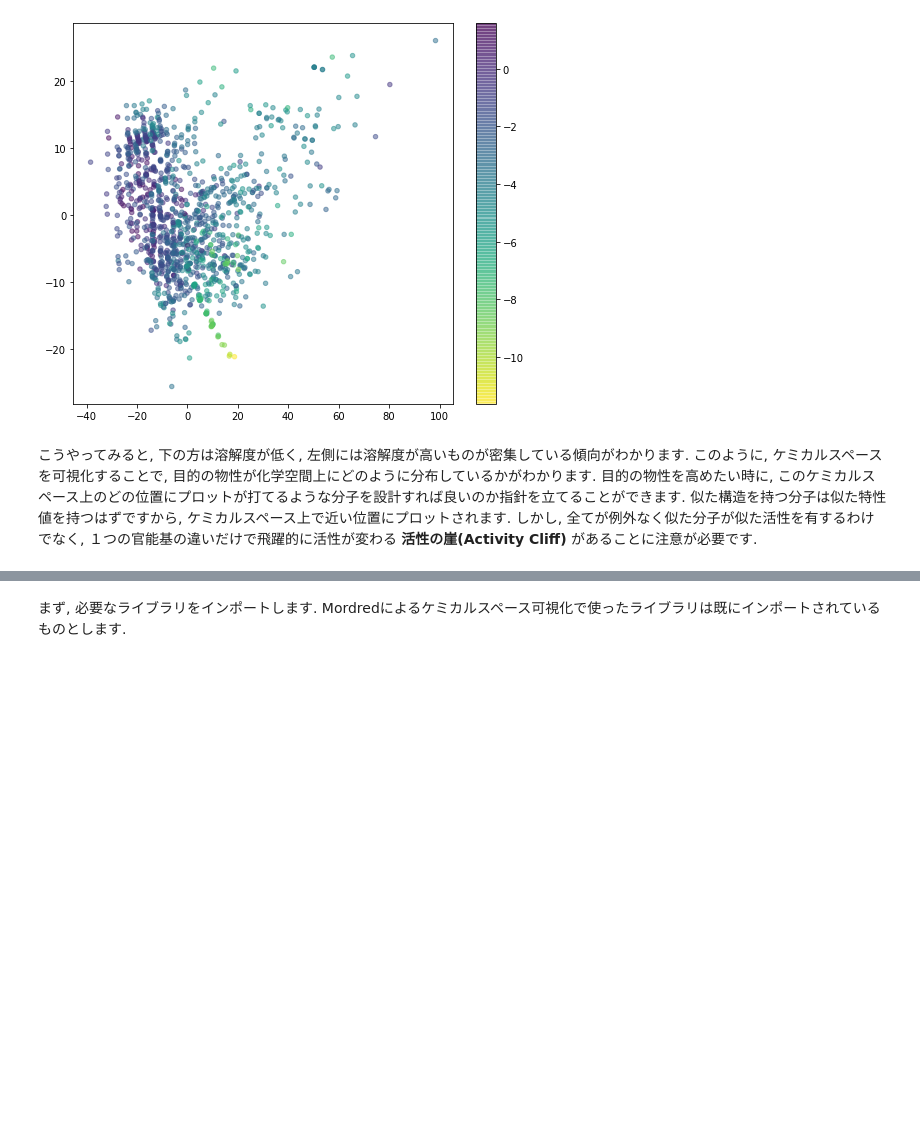
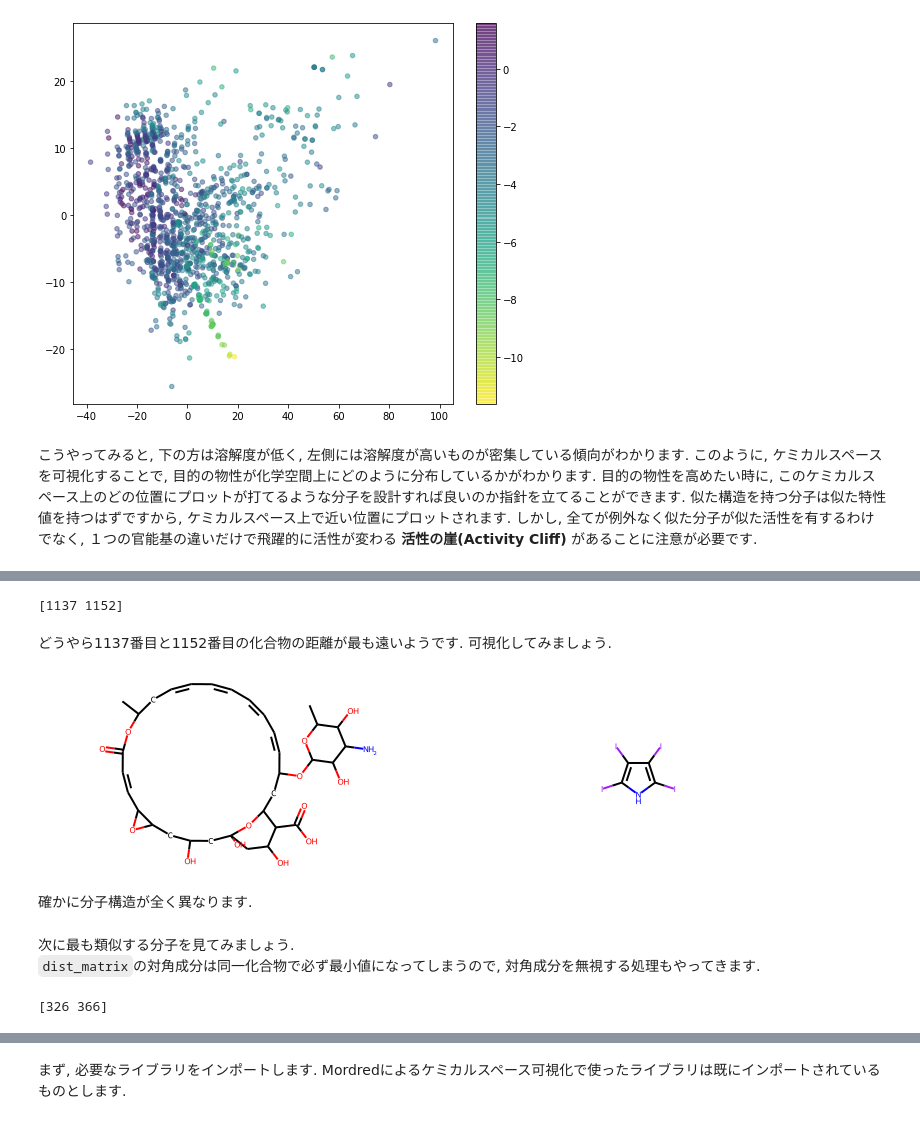
Before and after one commit to TeddyGlass/tutorials, a Jupyter notebook: notebook/chapter4.ipynb, the cells around one changed output, grey strips where cells are left out. Drawn from its saved outputs; the diff is of its cells as text; code cells hidden in the pictures; blank space fills up the shorter version.

````diff
--- a/notebook/chapter4.ipynb
+++ b/notebook/chapter4.ipynb
@@ -122,0 +178,36 @@ plt.show()
+# %%
+indexes = np.array([[i,j] for i in range(dist_matrix.shape[0]) for j in range(dist_matrix.shape[0])])
+max_idx = np.argmax(dist_matrix)
+max_ij = indexes[max_idx]
+print(max_ij)
+# %% [output]
+[1137 1152]
+# %% [markdown]
+どうやら1137番目と1152番目の化合物の距離が最も遠いようです. 可視化してみましょう.
+# %%
+Draw.MolsToGridImage([mols[1137], mols[1152]], molsPerRow=2, subImgSize=(400, 200))
+# %% [output]
+[figure, added]
+# %% [markdown]
+確かに分子構造が全く異なります.
+# %% [markdown]
+次に最も類似する分子を見てみましょう.
+```dist_matrix```の対角成分は同一化合物で必ず最小値になってしまうので, 対角成分を無視する処理もやってきます.
+# %%
+# まずi,jのインデックスの取り方を全て列挙する. dist_matrix.flatten()のインデックスの並びと同じになるように気をつける
+indexes = np.array([[i,j] for i in range(dist_matrix.shape[0]) for j in range(dist_matrix.shape[0])])
+# 次にnp.argsort()でdist_matrix.flatten()の値が小さい順にindexesを並び替える
+sorted_indexes = indexes[np.argsort(dist_matrix.flatten())]
+# sorted_indexesを順に探索していって, i!=jだった時のインデックスを取得したらそのまま探索を打ち切る
+flag = False
+for k in range(len(sorted_indexes)):
+    if flag == True:
+        break
+    else:
+        i, j = sorted_indexes[k]
+        if i != j:
+            min_ij = sorted_indexes[k]
+            flag = True
+print(min_ij)
+# %% [output]
+[326 366]
````
Also changed, not shown: parts of 26 cells of this notebook.
